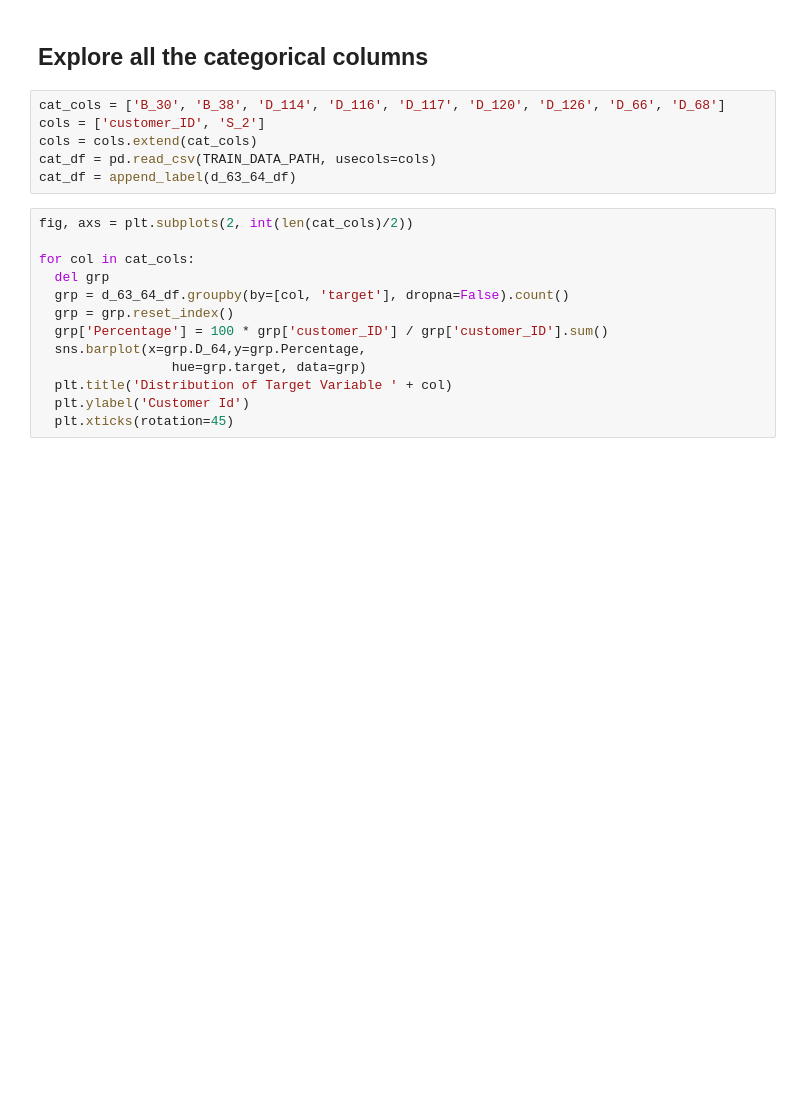
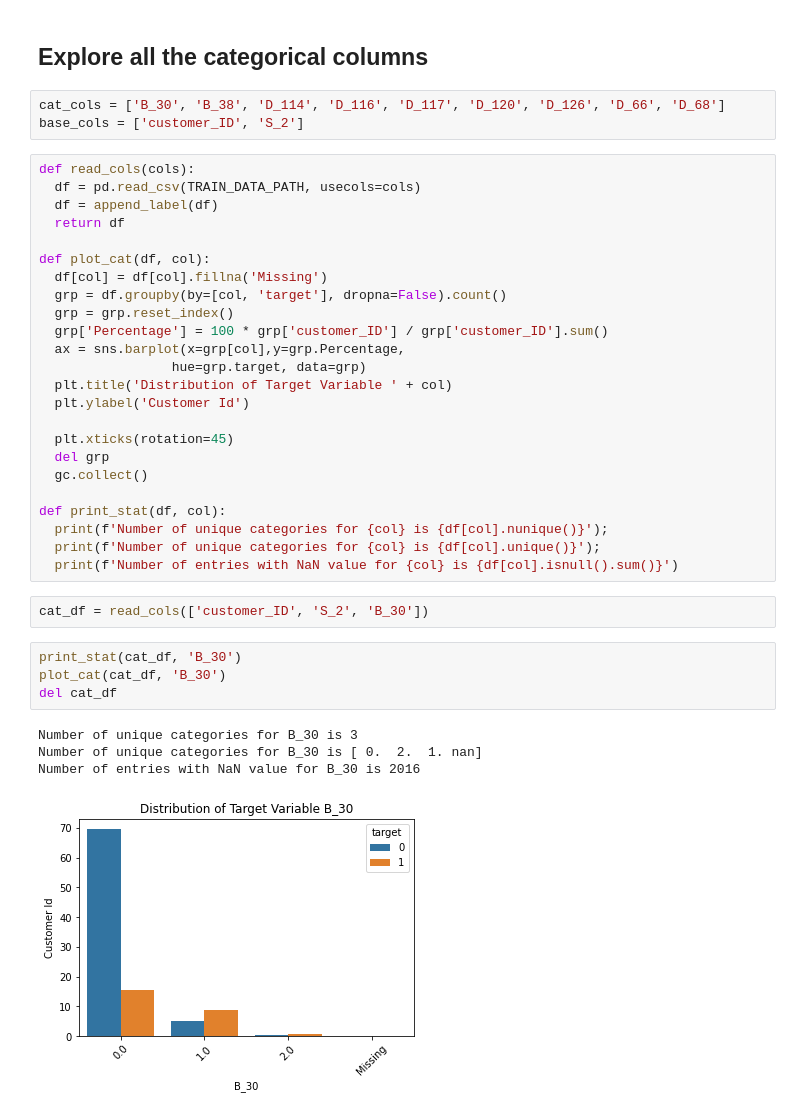
Before and after one commit to sankardevisharath/amex-default-prediction, a Jupyter notebook: notebooks/explore_columns.ipynb, the cells around one changed output. Drawn from its saved outputs; the diff is of its cells as text; blank space fills up the shorter version.

```diff
--- a/notebooks/explore_columns.ipynb
+++ b/notebooks/explore_columns.ipynb
@@ -369,20 +371,39 @@ plt.xticks(rotation=45)
 ## Explore all the categorical columns
 # %%
 cat_cols = ['B_30', 'B_38', 'D_114', 'D_116', 'D_117', 'D_120', 'D_126', 'D_66', 'D_68']
-cols = ['customer_ID', 'S_2']
-cols = cols.extend(cat_cols)
-cat_df = pd.read_csv(TRAIN_DATA_PATH, usecols=cols)
-cat_df = append_label(d_63_64_df)
+base_cols = ['customer_ID', 'S_2']
 # %%
-fig, axs = plt.subplots(2, int(len(cat_cols)/2))
+def read_cols(cols):
+  df = pd.read_csv(TRAIN_DATA_PATH, usecols=cols)
+  df = append_label(df)
+  return df
 
-for col in cat_cols:
-  del grp
-  grp = d_63_64_df.groupby(by=[col, 'target'], dropna=False).count()
+def plot_cat(df, col):
+  df[col] = df[col].fillna('Missing')
+  grp = df.groupby(by=[col, 'target'], dropna=False).count()
   grp = grp.reset_index()
   grp['Percentage'] = 100 * grp['customer_ID'] / grp['customer_ID'].sum()
-  sns.barplot(x=grp.D_64,y=grp.Percentage,
+  ax = sns.barplot(x=grp[col],y=grp.Percentage,
                  hue=grp.target, data=grp)
   plt.title('Distribution of Target Variable ' + col)
   plt.ylabel('Customer Id')
+
   plt.xticks(rotation=45)
+  del grp
+  gc.collect()
+
+def print_stat(df, col):
+  print(f'Number of unique categories for {col} is {df[col].nunique()}');
+  print(f'Number of unique categories for {col} is {df[col].unique()}');
+  print(f'Number of entries with NaN value for {col} is {df[col].isnull().sum()}')
+# %%
+cat_df = read_cols(['customer_ID', 'S_2', 'B_30'])
+# %%
+print_stat(cat_df, 'B_30')
+plot_cat(cat_df, 'B_30')
+del cat_df
+# %% [output]
+Number of unique categories for B_30 is 3
+Number of unique categories for B_30 is [ 0.  2.  1. nan]
+Number of entries with NaN value for B_30 is 2016
+[figure, added]
```
Also changed, not shown: parts of 9 cells of this notebook.
